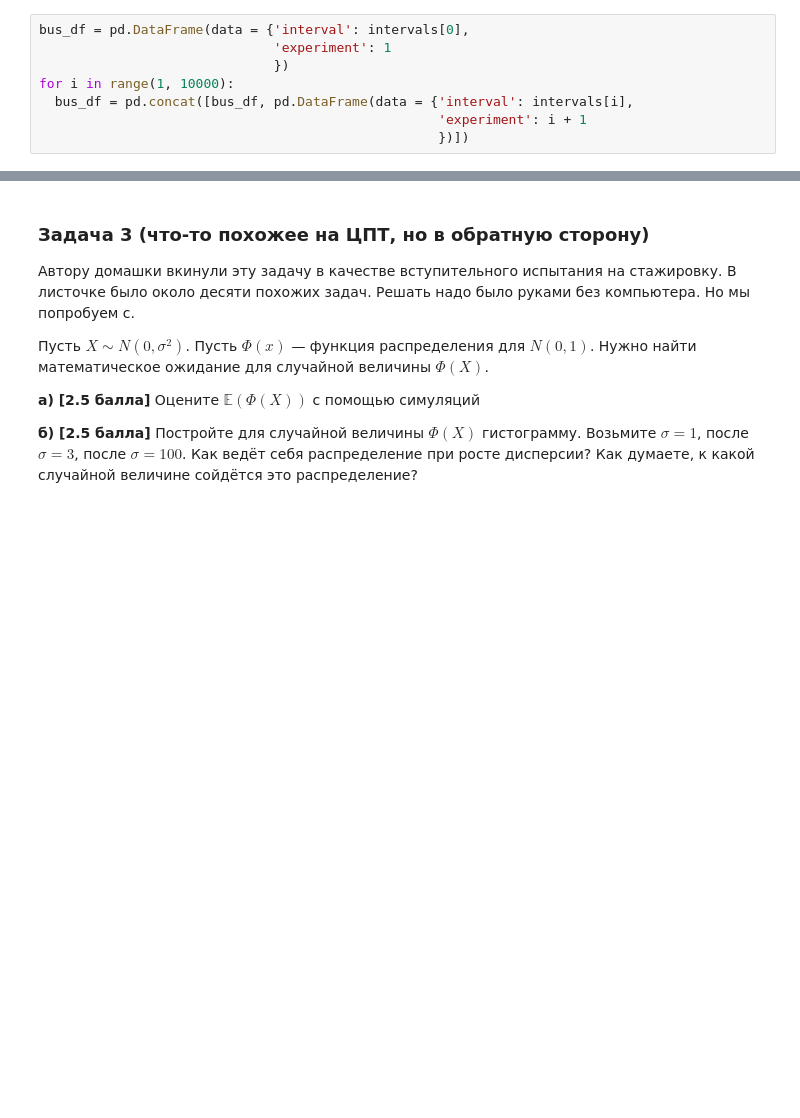
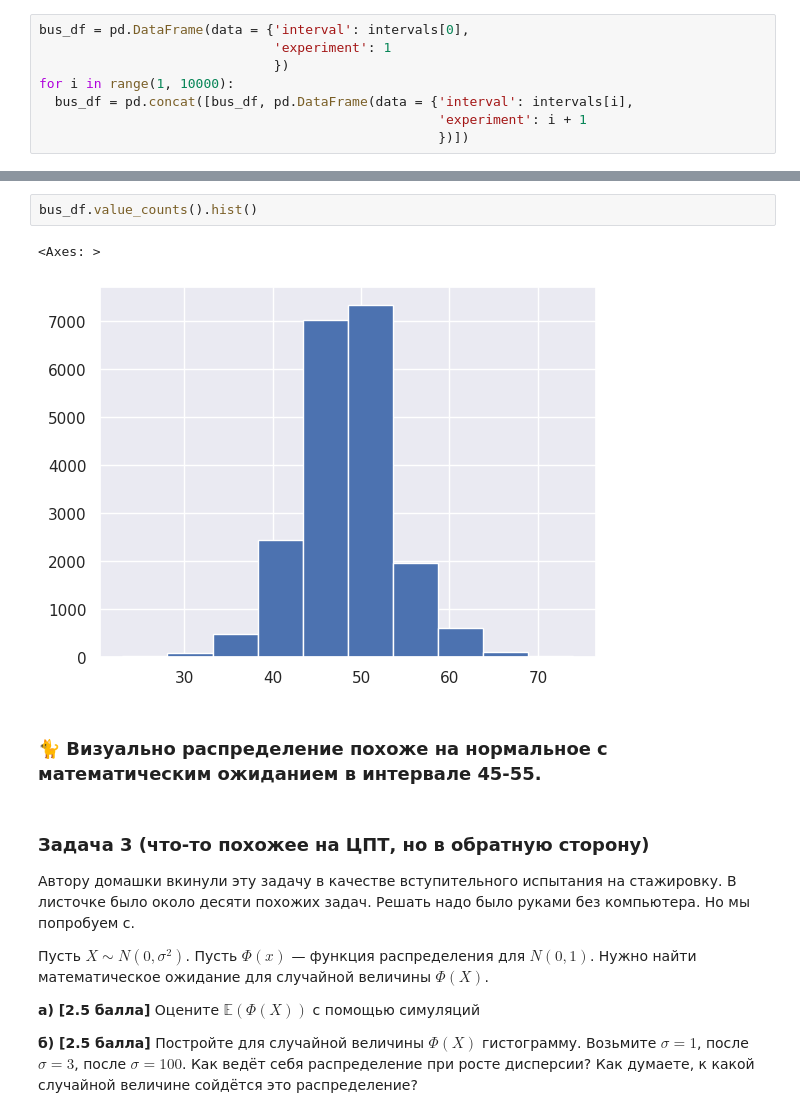
Before and after one commit to zhus-dika/math_home_works, a Jupyter notebook: hw_01_27_dzhusupova.ipynb, the cells around one changed output, grey strips where cells are left out. Drawn from its saved outputs; the diff is of its cells as text; blank space fills up the shorter version.

```diff
--- a/hw_01_27_dzhusupova.ipynb
+++ b/hw_01_27_dzhusupova.ipynb
@@ -222,3 +222,10 @@ bus_df.head(5)
+# %%
+bus_df.value_counts().hist()
+# %% [output]
+<Axes: >
+[figure, added]
+# %% [markdown]
+### 🐈 Визуально распределение похоже на нормальное с математическим ожиданием в интервале 45-55.
 # %% [markdown]
 ### Задача 3 (что-то похожее на ЦПТ, но в обратную сторону)
 
```
Also changed, not shown: parts of 22 cells of this notebook.
